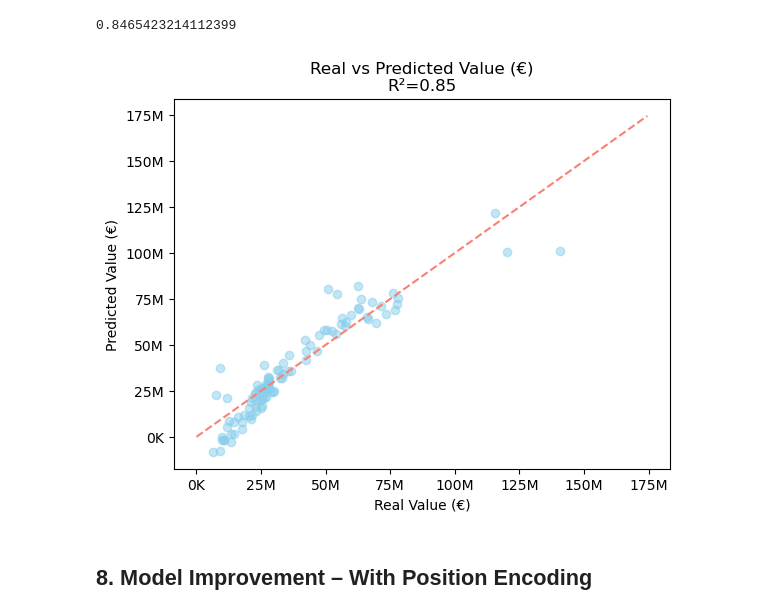
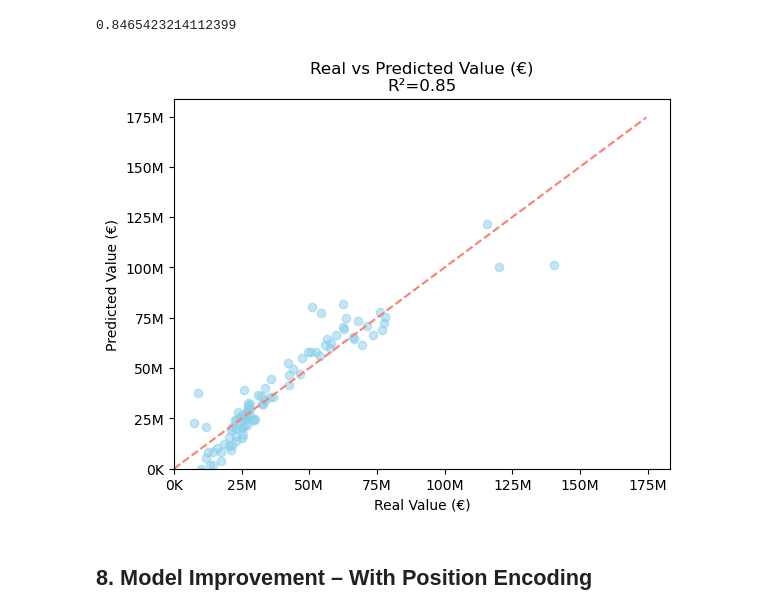
Before and after one commit to fra2312/fifa25_top_players, a Jupyter notebook: fifa25_top_players.ipynb, the cells around one changed output. Saved outputs shown, nothing was run; the diff lists cells and outputs as text; code cells hidden in the pictures.

```diff
--- a/fifa25_top_players.ipynb
+++ b/fifa25_top_players.ipynb
@@ -242,21 +242,24 @@ print(r2_score(y_test,y_pred))
 # %%
 plt.scatter(y_test,y_pred,color="skyblue",alpha=0.5)
 plt.xlabel("Real Value (€)")
 plt.ylabel("Predicted Value (€)")
 plt.title(f"Real vs Predicted Value (€)\nR²={r2:.2}")
 plt.plot([y.min(),y.max()],[y.min(),y.max()],linestyle="--",color="salmon")
+
+plt.ylim(bottom=0)
+plt.xlim(left=0)
 
 ax = plt.gca()
 
 ax.xaxis.set_major_formatter(ticker.FuncFormatter(
     lambda x, pos: f'{int(x/1e6)}M' if x >= 1e6 else f'{int(x/1e3)}K'
 ))
 
 ax.yaxis.set_major_formatter(ticker.FuncFormatter(
     lambda y, pos: f'{int(y/1e6)}M' if y >= 1e6 else f'{int(y/1e3)}K'
 ))
 # %% [output]
-[figure, old version]
+[figure, new version]
 # %% [markdown]
 ## 8. Model Improvement – With Position Encoding
 # %%
```
